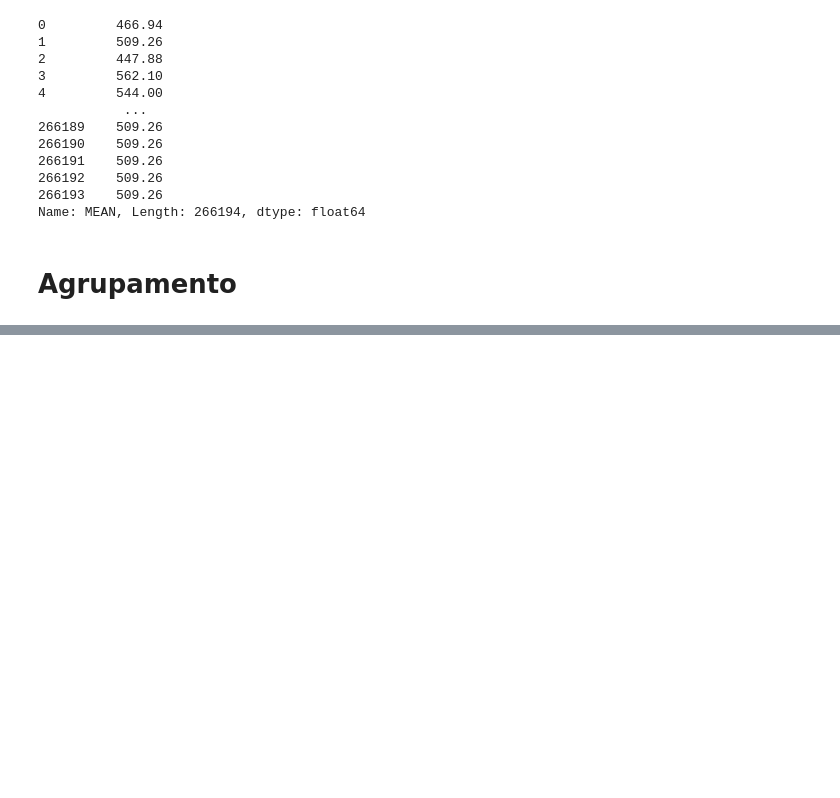
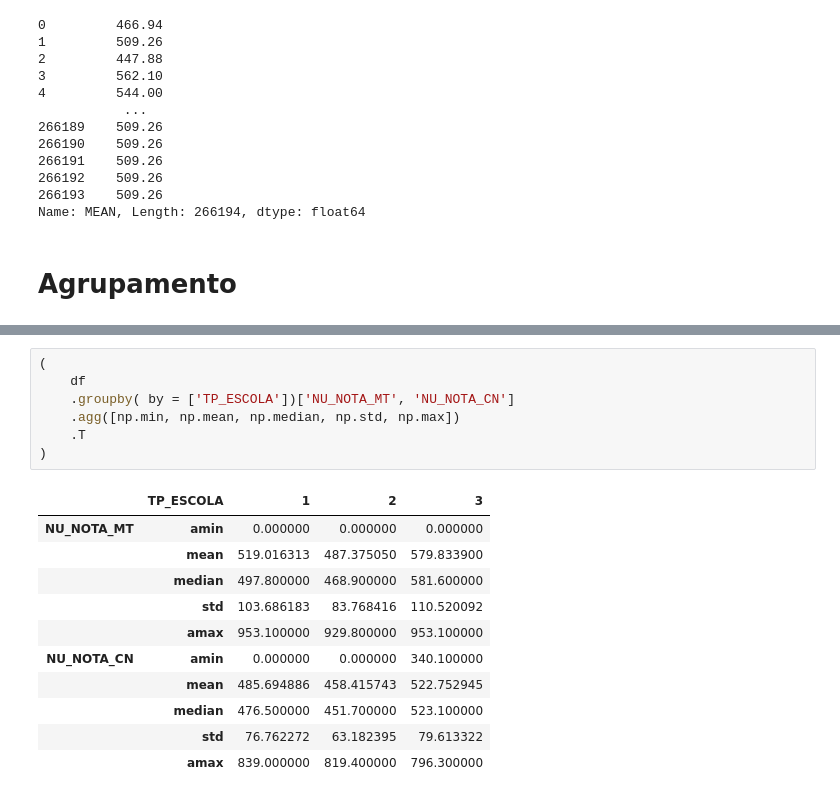
Before and after one commit to JevertonFlores/DA_python_dados_enem, a Jupyter notebook: Data_Analytics_Data_Viking.ipynb, the cells around one changed output, grey strips where cells are left out. Saved outputs shown, nothing was run; the diff lists cells and outputs as text; blank space fills up the shorter version.

```diff
--- a/Data_Analytics_Data_Viking.ipynb
+++ b/Data_Analytics_Data_Viking.ipynb
@@ -1157,0 +1211,19 @@ Name: MEAN, Length: 266194, dtype: float64
+# %%
+(
+    df
+    .groupby( by = ['TP_ESCOLA'])['NU_NOTA_MT', 'NU_NOTA_CN']
+    .agg([np.min, np.mean, np.median, np.std, np.max])
+    .T
+)
+# %% [output]
+|  | TP_ESCOLA | 1 | 2 | 3 |
+| NU_NOTA_MT | amin | 0.000000 | 0.000000 | 0.000000 |
+|  | mean | 519.016313 | 487.375050 | 579.833900 |
+|  | median | 497.800000 | 468.900000 | 581.600000 |
+|  | std | 103.686183 | 83.768416 | 110.520092 |
+|  | amax | 953.100000 | 929.800000 | 953.100000 |
+| NU_NOTA_CN | amin | 0.000000 | 0.000000 | 340.100000 |
+|  | mean | 485.694886 | 458.415743 | 522.752945 |
+|  | median | 476.500000 | 451.700000 | 523.100000 |
+|  | std | 76.762272 | 63.182395 | 79.613322 |
+|  | amax | 839.000000 | 819.400000 | 796.300000 |
```
Also changed, not shown: parts of 15 cells of this notebook.
